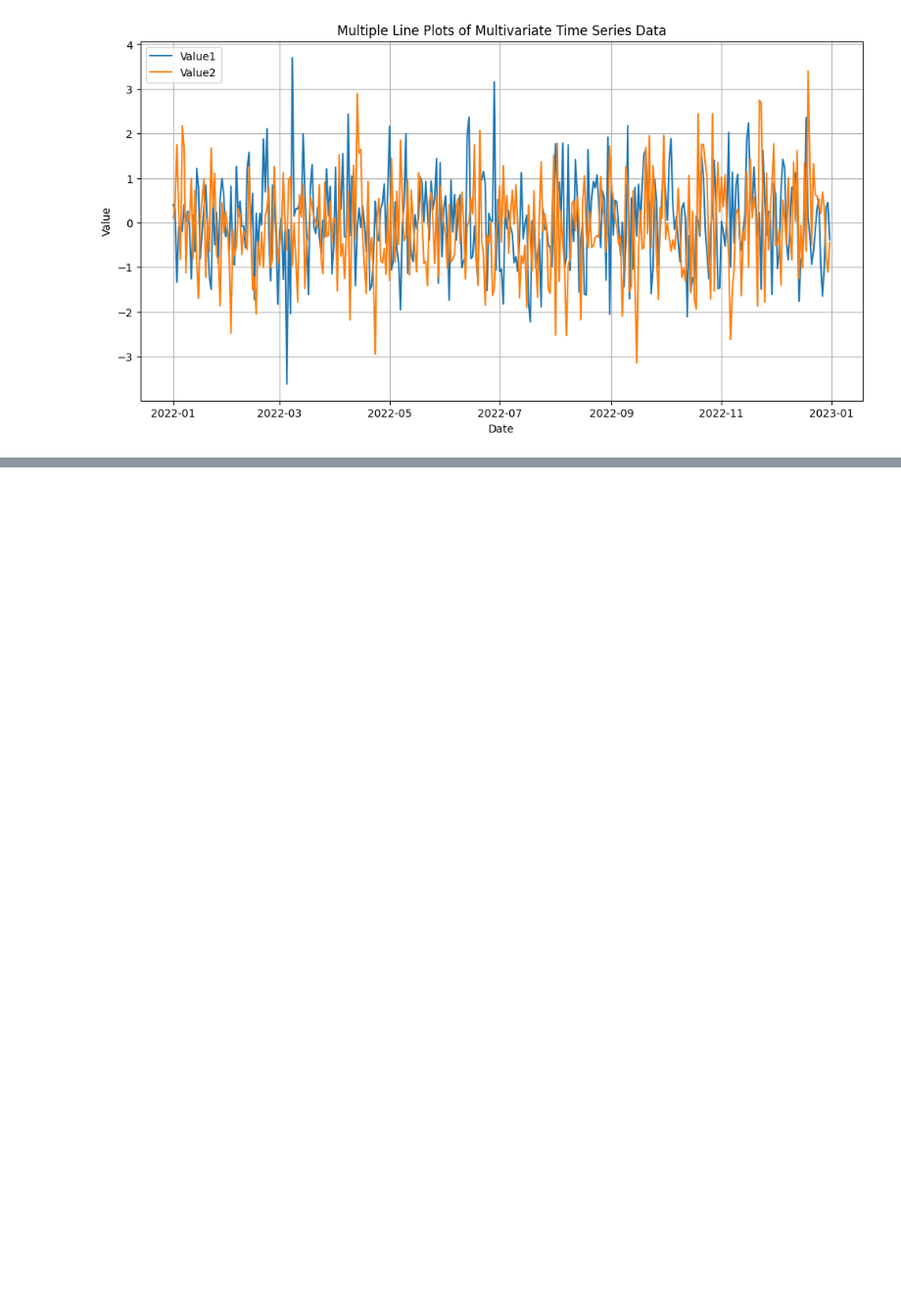
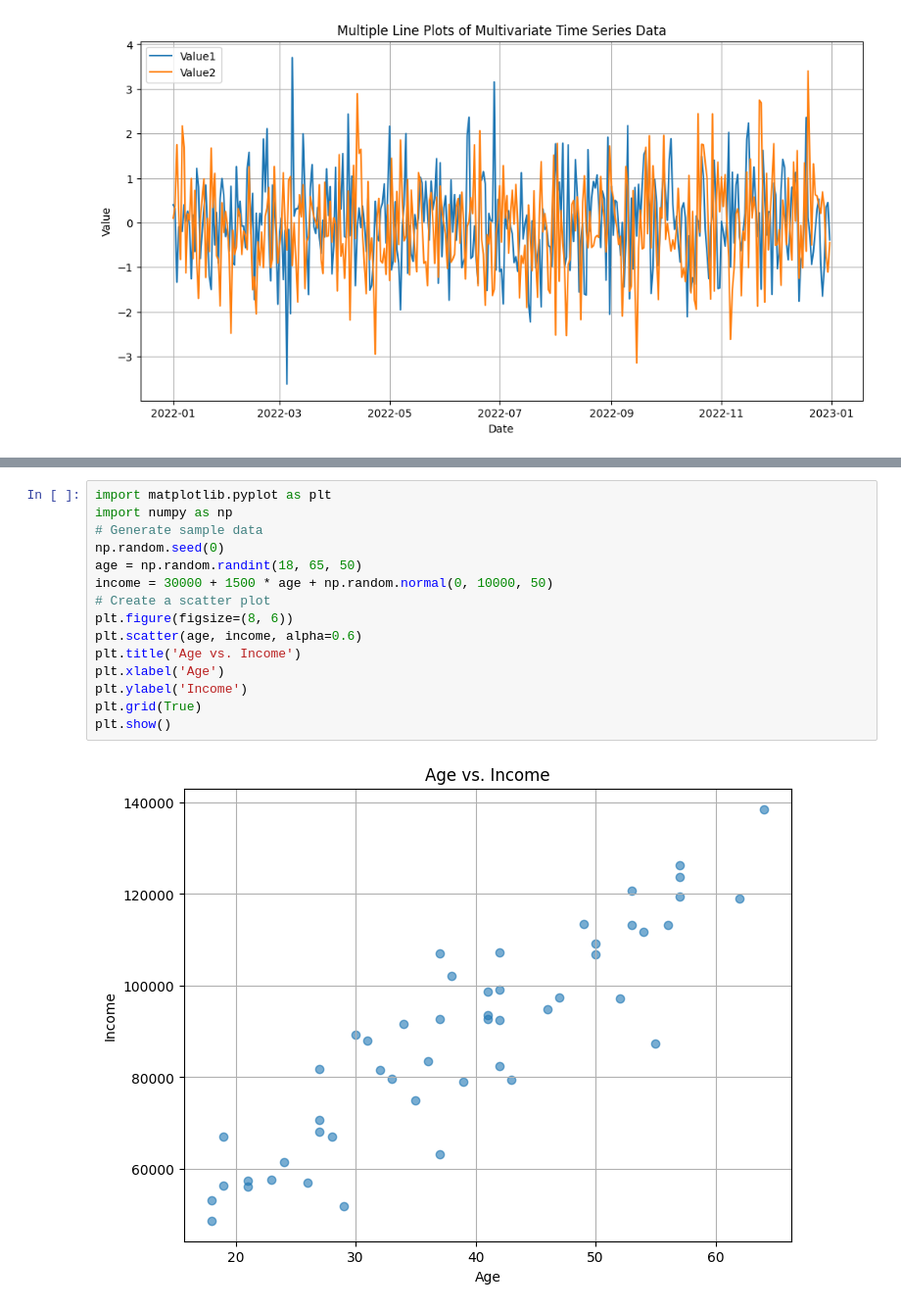
Before and after one commit to Siddappa217/demo-1, a Jupyter notebook: Siddapa.ipynb, the cells around one changed output, grey strips where cells are left out. Shown at 98% size. Cells and saved outputs as stored; diff of their text form; blank space fills up the shorter version.

```diff
--- a/Siddapa.ipynb
+++ b/Siddapa.ipynb
@@ -823,0 +856,17 @@ plt.show()
+# %%
+import matplotlib.pyplot as plt
+import numpy as np
+# Generate sample data
+np.random.seed(0)
+age = np.random.randint(18, 65, 50)
+income = 30000 + 1500 * age + np.random.normal(0, 10000, 50)
+# Create a scatter plot
+plt.figure(figsize=(8, 6))
+plt.scatter(age, income, alpha=0.6)
+plt.title('Age vs. Income')
+plt.xlabel('Age')
+plt.ylabel('Income')
+plt.grid(True)
+plt.show()
+# %% [output]
+[figure, added]
```
Also changed, not shown: parts of 16 cells of this notebook.
